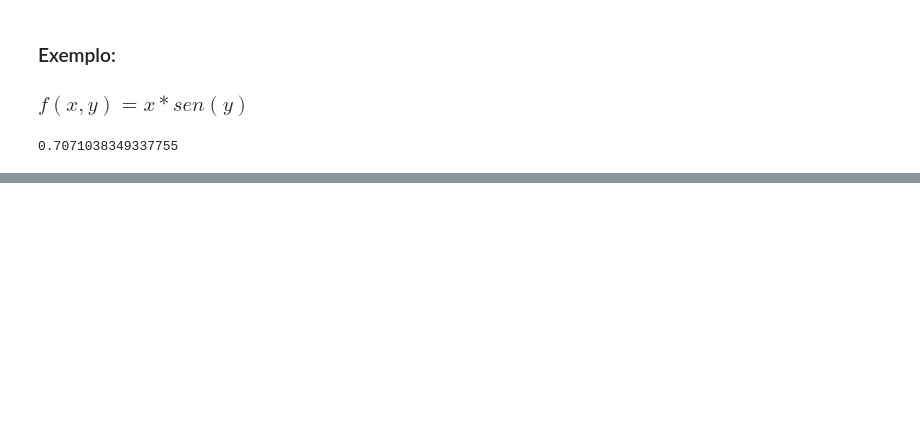
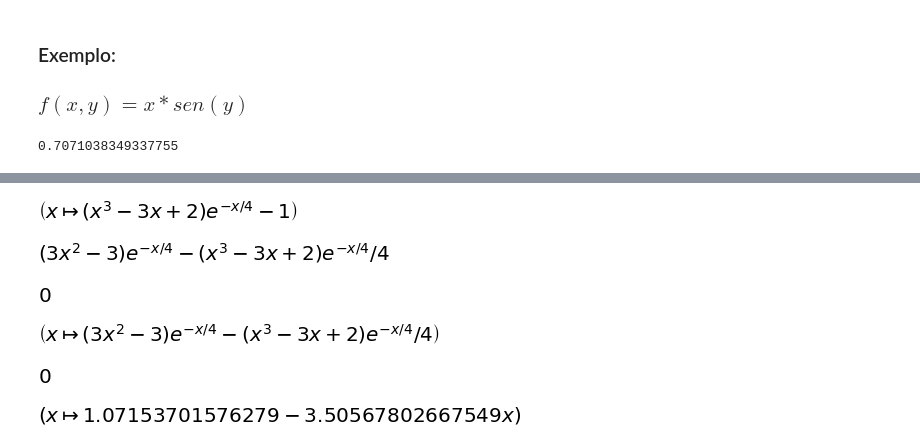
Before and after one commit to othonceu/CalculoComplementar, a Jupyter notebook: 41-Derivada.ipynb, the cells around one changed output, grey strips where cells are left out. Cells and saved outputs as stored; diff of their text form; code cells hidden in the pictures; blank space fills up the shorter version.

Commit message:
Estudo da Derivada

```diff
--- a/41-Derivada.ipynb
+++ b/41-Derivada.ipynb
@@ -138,0 +148,36 @@ print(d_parcial)
+# %%
+#Para fixar as ideias,continuar com a mesma função:
+
+#f(x)=(x3−3x+2)e−x/4−1
+
+f = Lambda(x, (x**3 - 3*x + 2)*exp(-x/4) - 1)
+f
+# %% [output]
+[figure, added]
+# %%
+# Derivadas
+# Podemos usar o SymPy para computarmos a derivada da função
+
+# f′=df/dx
+
+# Para tanto, usamos a função diff:
+
+diff(f(x), x)
+# %% [output]
+[figure, added]
+# %%
+# Para avaliar a derivada em um ponto, por exemplo, para calcular  f′(1) , digitamos:
+diff(f(x),x).subs(x,1)
+# %% [output]
+[figure, added]
+# %%
+# Também, podemos definir a função derivada de  f  com o seguinte código:
+fl = Lambda(x, diff(f(x), x))
+fl
+# %% [output]
+[figure, added]
+# %%
+# Com isso,  f′(1)  pode ser computada com:
+fl(1)
+# %% [output]
+[figure, added]
@@ -138,0 +191,6 @@ print(d_parcial)
+# %%
+x0 = -1/2
+r = Lambda(x, fl(x0)*(x-x0) + f(x0))
+r
+# %% [output]
+[figure, added]
```
Also changed, not shown: parts of 14 cells of this notebook, 6 other files.
